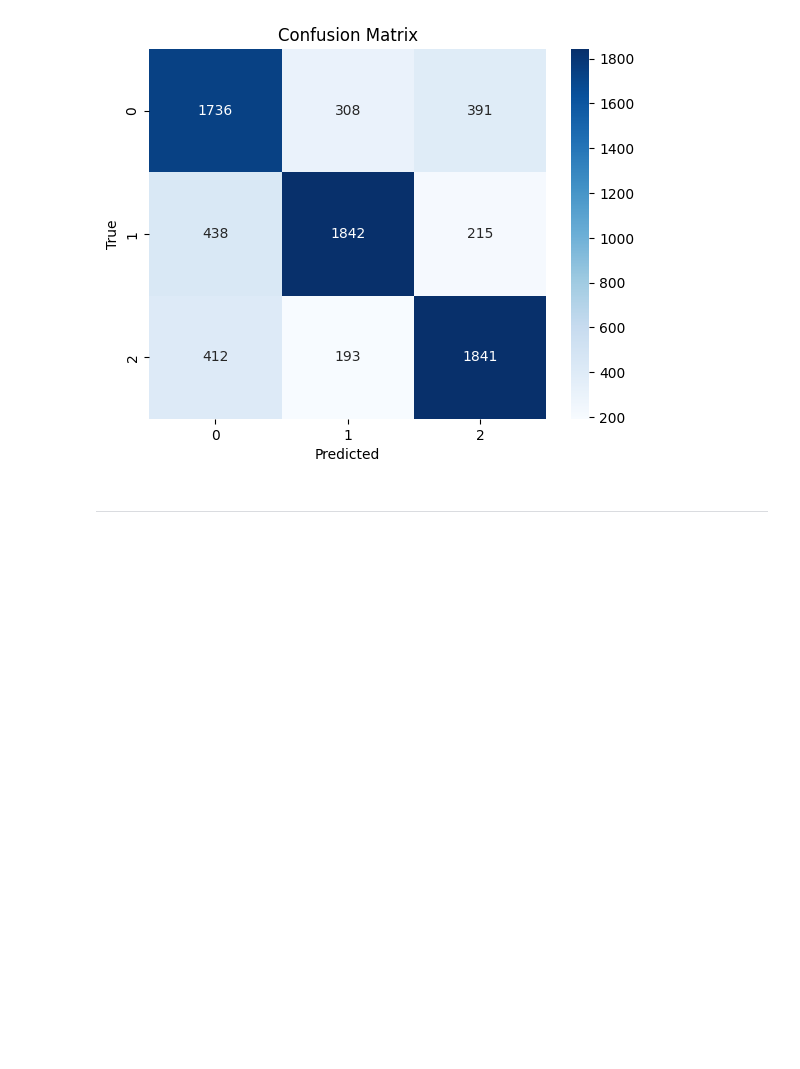
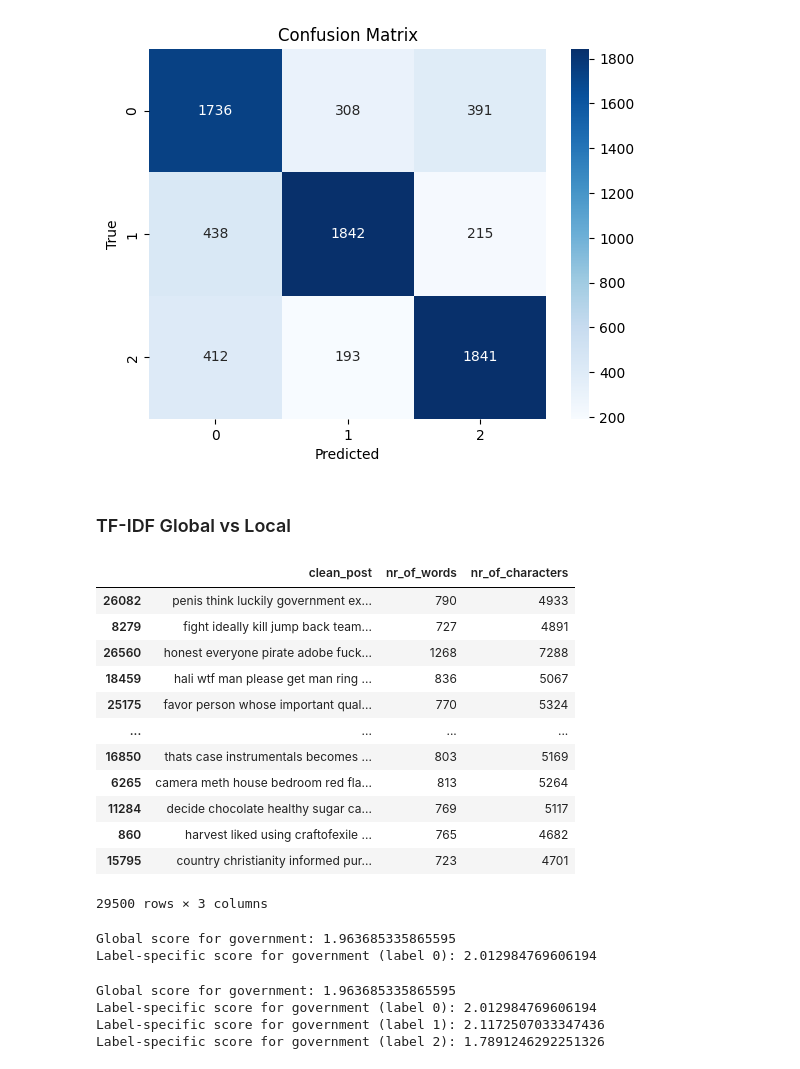
Before and after one commit to wxsoi/LAI, a Jupyter notebook: model.ipynb, the cells around one changed output. Cells and saved outputs as stored; diff of their text form; code cells hidden in the pictures; blank space fills up the shorter version.

Commit message:
Added tfidf importance, updated model code

```diff
--- a/model.ipynb
+++ b/model.ipynb
@@ -94,3 +83,5 @@ df.drop(columns=['post', 'political_leaning'], axis=1)
 36876 rows × 5 columns
 # %%
 df.to_csv('clean.csv',index=False)
+# %%
+df = pd.read_csv('clean.csv')
@@ -221,5 +217,21 @@ Confusion Matrix:
  [ 438 1842  215]
  [ 412  193 1841]]
 [figure]
-# %% [markdown]
----------
+# %% [markdown]
+### TF-IDF Global vs Local
+# %%
+X_train
+# %% [output]
+|  | clean_post | nr_of_words | nr_of_characters |
+| 26082 | penis think luckily government ex... | 790 | 4933 |
+| 8279 | fight ideally kill jump back team... | 727 | 4891 |
+| 26560 | honest everyone pirate adobe fuck... | 1268 | 7288 |
+| 18459 | hali wtf man please get man ring ... | 836 | 5067 |
+| 25175 | favor person whose important qual... | 770 | 5324 |
+| ... | ... | ... | ... |
+| 16850 | thats case instrumentals becomes ... | 803 | 5169 |
+| 6265 | camera meth house bedroom red fla... | 813 | 5264 |
+| 11284 | decide chocolate healthy sugar ca... | 769 | 5117 |
+| 860 | harvest liked using craftofexile ... | 765 | 4682 |
+| 15795 | country christianity informed pur... | 723 | 4701 |
+29500 rows × 3 columns
@@ -226 +245,30 @@ Confusion Matrix:
+# %%
+global_tfidf = TfidfVectorizer(max_features=1000)
+global_tfidf.fit(df['clean_post'])
+
+# Compare specific terms
+term = "government"
+global_score = global_tfidf.idf_[global_tfidf.vocabulary_.get(term, -1)]
+print(f"Global score for {term}: {global_score}")
+
+for label in [0, 1, 2]:
+    label_score = tfidf_labelwise[label].idf_[tfidf_labelwise[label].vocabulary_.get(term, -1)]
+    print(f"Label-specific score for {term} (label {label}): {label_score}")
+# %% [output]
+Global score for government: 1.963685335865595
+Label-specific score for government (label 0): 2.012984769606194
+# %%
+# Compare specific terms
+term = "government"
+global_score = global_tfidf.idf_[global_tfidf.vocabulary_.get(term, -1)]
+print(f"Global score for {term}: {global_score}")
+
+for label in [0, 1, 2]:
+    label_score = tfidf_labelwise[label].idf_[tfidf_labelwise[label].vocabulary_.get(term, -1)]
+    print(f"Label-specific score for {term} (label {label}): {label_score}")
+# %% [output]
+Global score for government: 1.963685335865595
+Label-specific score for government (label 0): 2.012984769606194
+Label-specific score for government (label 1): 2.1172507033347436
+Label-specific score for government (label 2): 1.7891246292251326
 # %%
```
Also changed, not shown: parts of 8 cells of this notebook.
